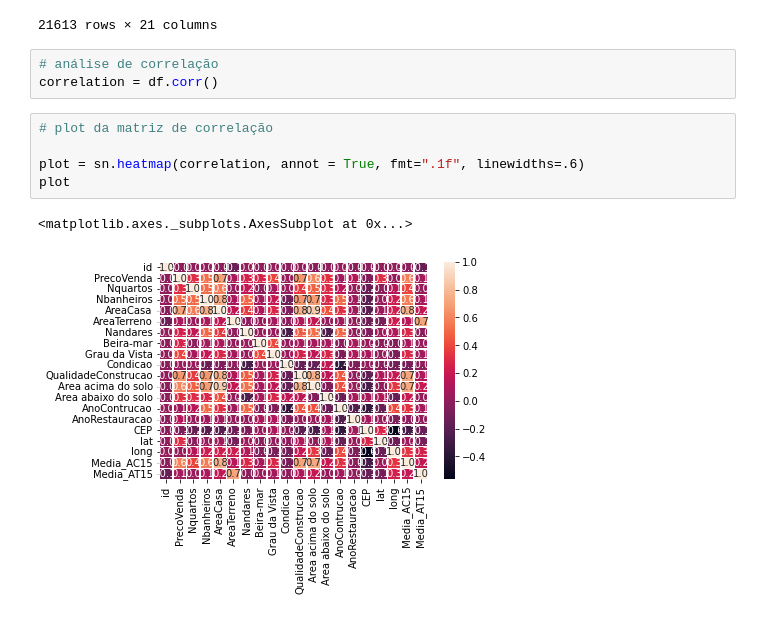
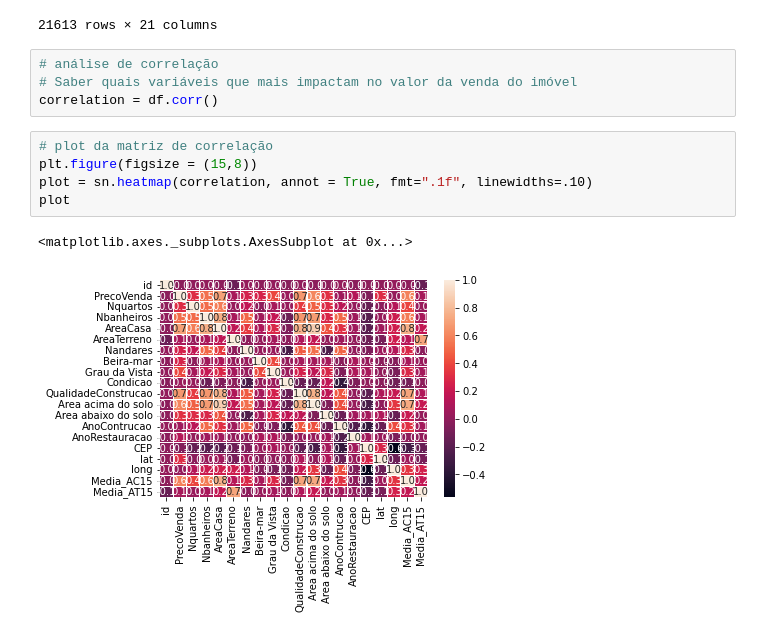
Before and after one commit to lorenagueddes/MiniProjeto_Roof.Imoveis, a Jupyter notebook: MiniProjetoDNC1.ipynb, the cells around one changed output. Saved outputs shown, nothing was run; the diff lists cells and outputs as text.

```diff
--- a/MiniProjetoDNC1.ipynb
+++ b/MiniProjetoDNC1.ipynb
@@ -215,12 +196,13 @@ df
 21613 rows × 21 columns
 # %%
 # análise de correlação
+# Saber quais variáveis que mais impactam no valor da venda do imóvel
 correlation = df.corr()
 # %%
 # plot da matriz de correlação
-
-plot = sn.heatmap(correlation, annot = True, fmt=".1f", linewidths=.6)
+plt.figure(figsize = (15,8))
+plot = sn.heatmap(correlation, annot = True, fmt=".1f", linewidths=.10)
 plot
 # %% [output]
 <matplotlib.axes._subplots.AxesSubplot at 0x...>
-[figure, old version]
+[figure, new version]
```
Also changed, not shown: parts of 13 cells of this notebook.
